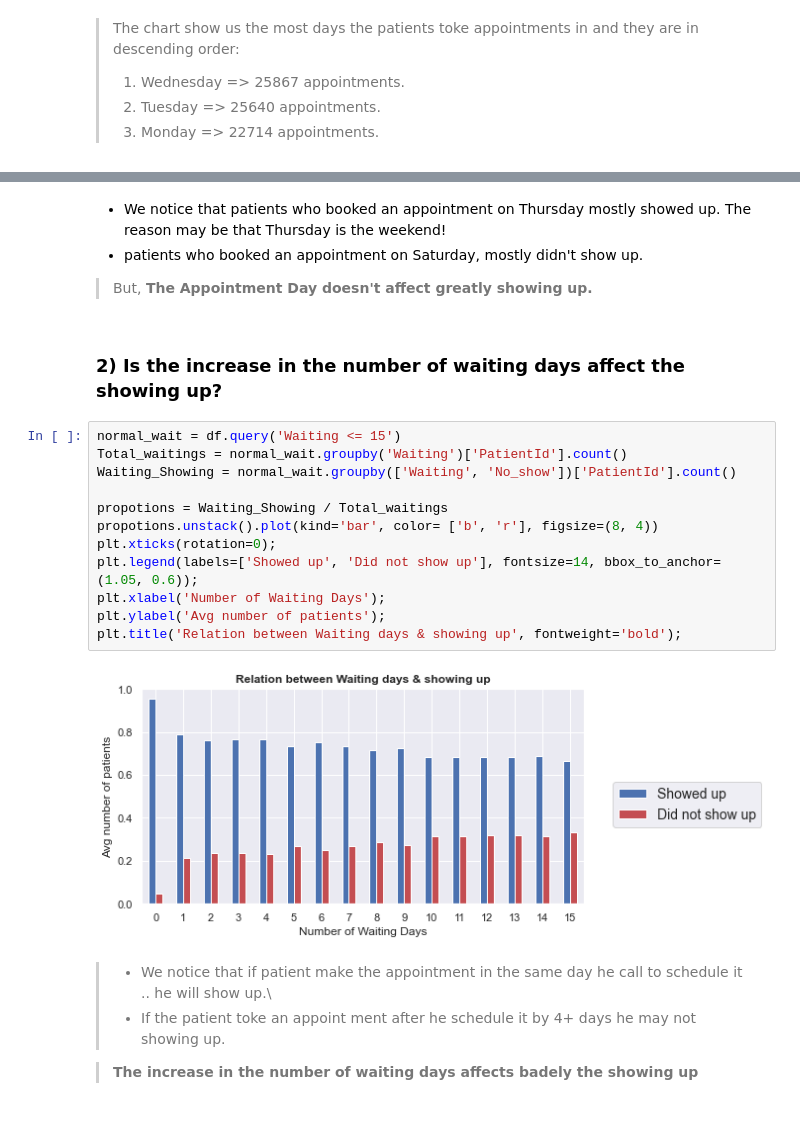
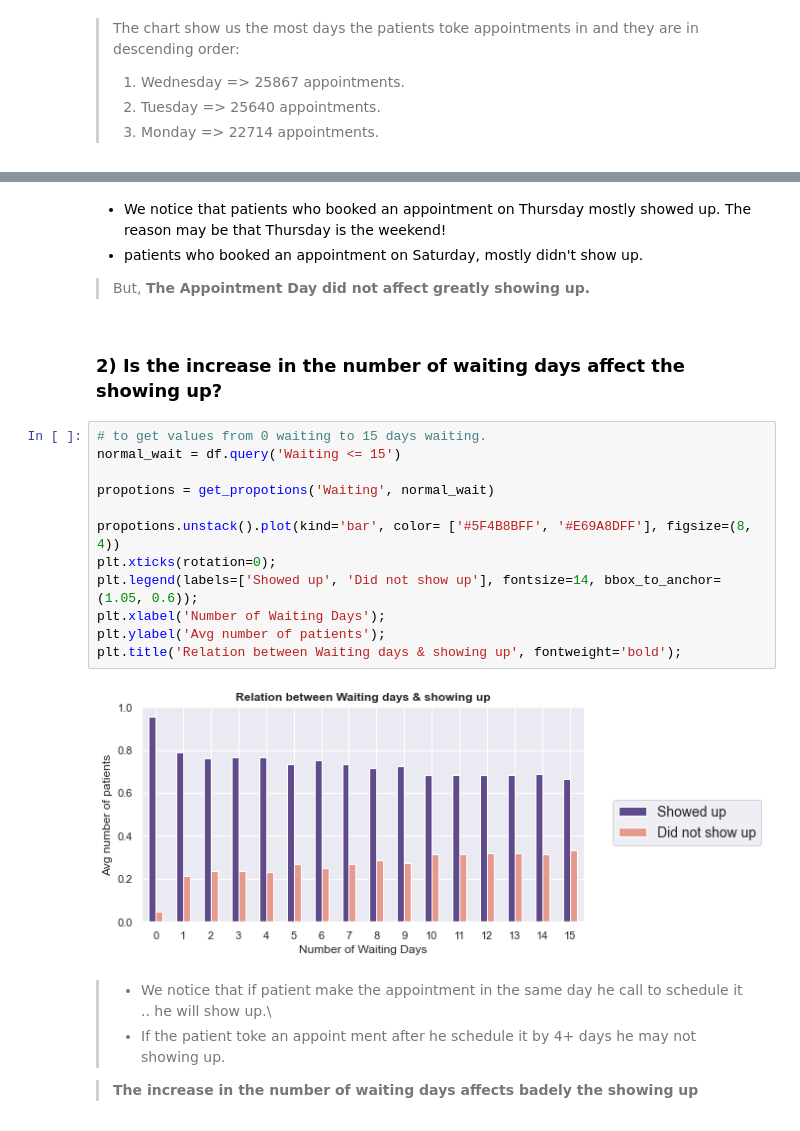
Before and after one commit to mo7amed7assan1911/Medical-Appointment-No-Shows, a Jupyter notebook: Investigate_a_Dataset.ipynb, the cells around one changed output, grey strips where cells are left out. Saved outputs shown, nothing was run; the diff lists cells and outputs as text.

```diff
--- a/Investigate_a_Dataset.ipynb
+++ b/Investigate_a_Dataset.ipynb
@@ -416,23 +454,23 @@ plt.title('Relation between Days & Showing up', fontsize=12, fontweight='bold');
 * We notice that patients who booked an appointment on Thursday mostly showed up. The reason may be that Thursday is the weekend!
 * patients who booked an appointment on Saturday, mostly didn't show up.
 
-> But, **The Appointment Day doesn't affect greatly showing up.**
+> But, **The Appointment Day did not  affect greatly showing up.**
 # %% [markdown]
 ### 2) Is the increase in the number of waiting days  affect the showing up?
 # %%
+# to get values from 0 waiting to 15 days waiting.
 normal_wait = df.query('Waiting <= 15')
-Total_waitings = normal_wait.groupby('Waiting')['PatientId'].count()
-Waiting_Showing = normal_wait.groupby(['Waiting', 'No_show'])['PatientId'].count()
 
-propotions = Waiting_Showing / Total_waitings
-propotions.unstack().plot(kind='bar', color= ['b', 'r'], figsize=(8, 4))
+propotions = get_propotions('Waiting', normal_wait)
+
+propotions.unstack().plot(kind='bar', color= ['#5F4B8BFF', '#E69A8DFF'], figsize=(8, 4))
 plt.xticks(rotation=0);
 plt.legend(labels=['Showed up', 'Did not show up'], fontsize=14, bbox_to_anchor=(1.05, 0.6));
 plt.xlabel('Number of Waiting Days');
 plt.ylabel('Avg number of patients');
 plt.title('Relation between Waiting days & showing up', fontweight='bold');
 # %% [output]
-[figure, old version]
+[figure, new version]
 # %% [markdown]
 > * We notice that if patient make the appointment in the same day he call to schedule it .. he will show up.\
 > * If the patient toke an appoint ment after he schedule it by 4+ days he may not showing up.
```
Also changed, not shown: parts of 29 cells of this notebook.
